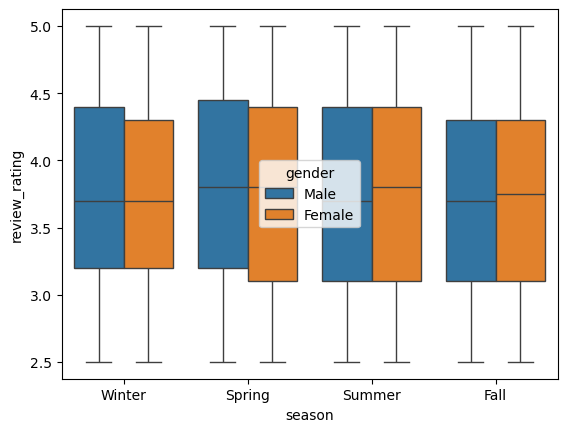
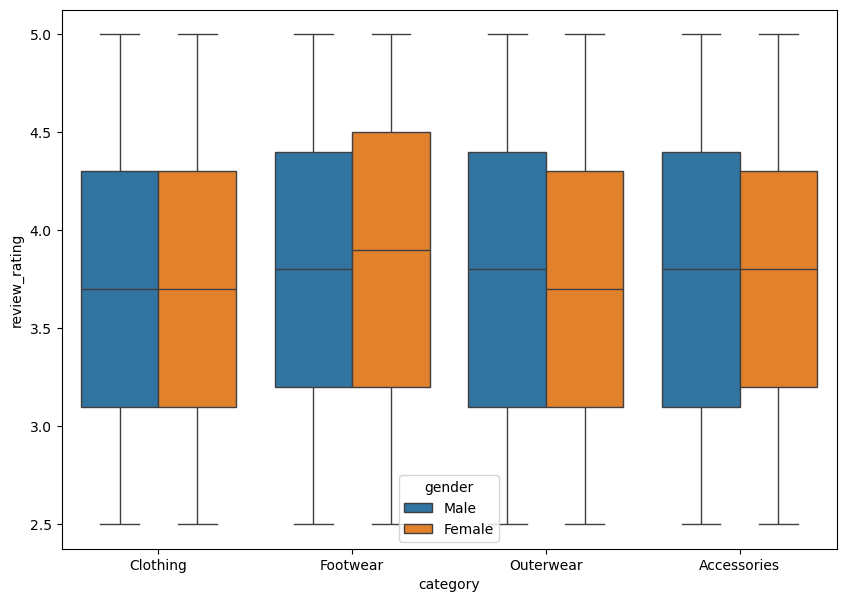
The change to this notebook cell's code, shown as a diff; its figure went from the first image to the second:
--- before
+++ after
@@ -1,3 +1,3 @@
-# Compare the reviews distribution based off season?:
-sns.boxplot(x='season', y='review_rating', hue='gender', data=df)
-plt.show()
+# Compare the reviews distribution based off category?:
+fig = plt.figure(figsize=(10, 7))
+sns.boxplot(x='category', y='review_rating', hue='gender', data=df)

Commit: remove error bars for line plot